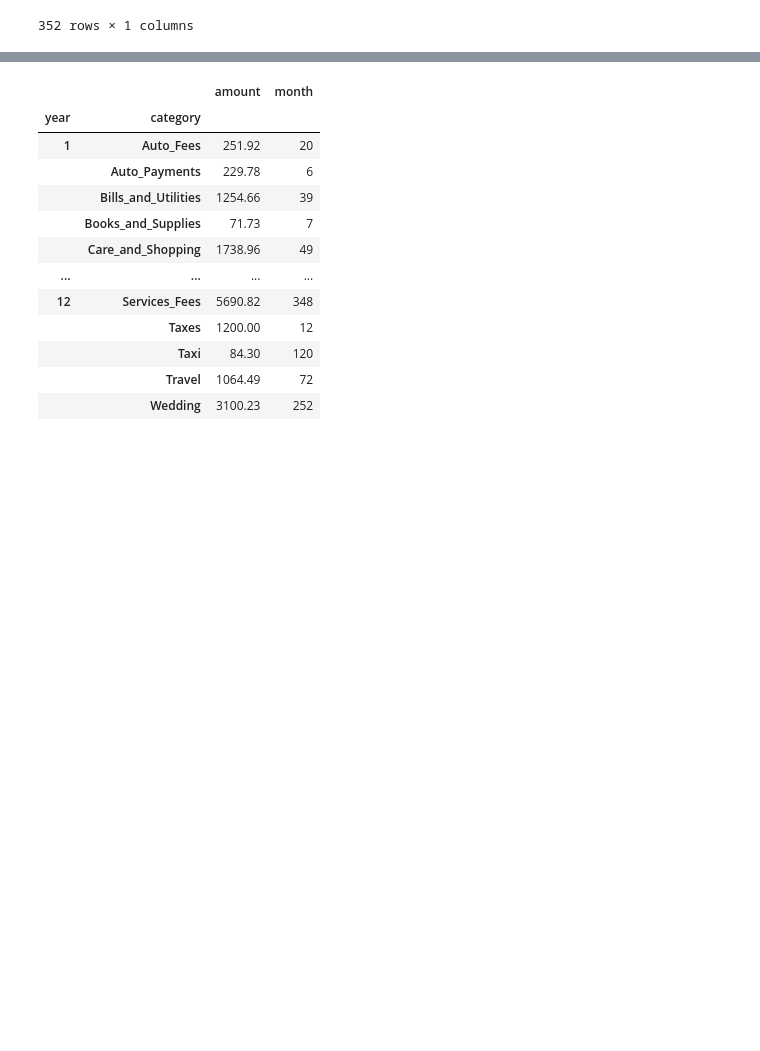
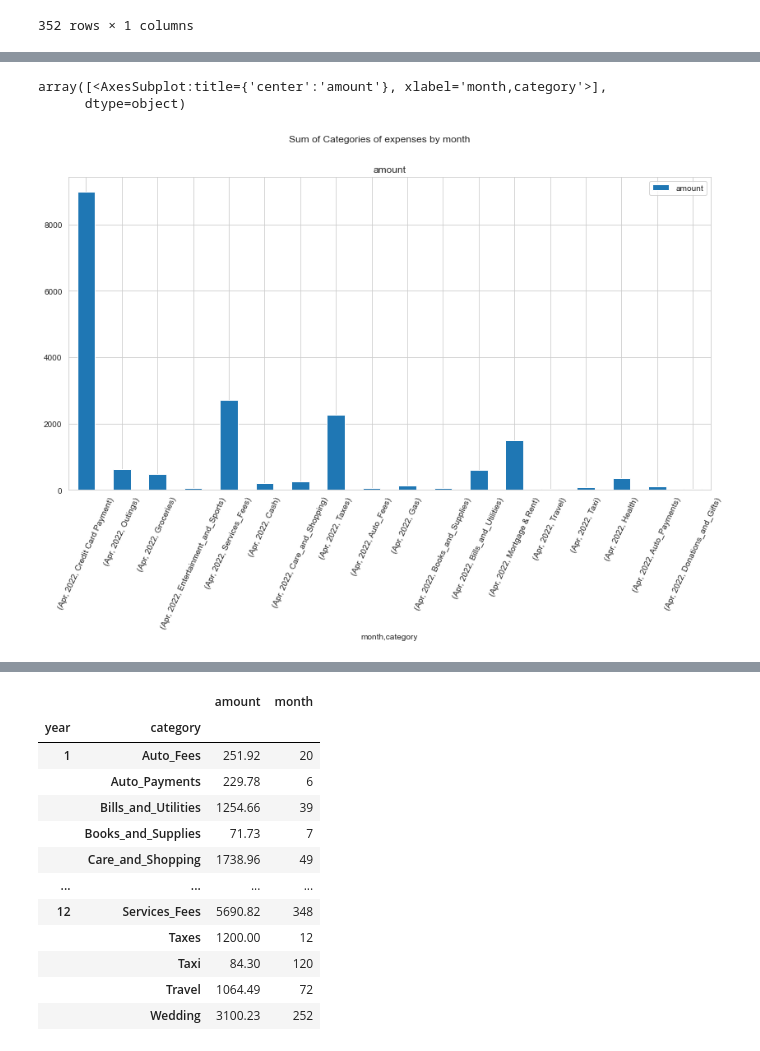
Before and after one commit to Severina7/personal_project, a Jupyter notebook: personal_project.ipynb, the cells around one changed output, grey strips where cells are left out. Saved outputs shown, nothing was run; the diff lists cells and outputs as text; code cells hidden in the pictures; blank space fills up the shorter version.

```diff
--- a/personal_project.ipynb
+++ b/personal_project.ipynb
@@ -787,0 +761,11 @@ b.plot(figsize=(14,7))
+# %%
+expenses.loc['Apr, 2022'].groupby(['month', 'category'], sort=False).agg('sum').plot(kind='bar',
+                                                           figsize=(14, 7),
+                                                           subplots=True,
+                                                           legend=True,
+                                                           rot=65,
+                                                           title='Sum of Categories of expenses by month')
+# %% [output]
+array([<AxesSubplot:title={'center':'amount'}, xlabel='month,category'>],
+      dtype=object)
+[figure, added]
```
Also changed, not shown: parts of 76 cells of this notebook.
